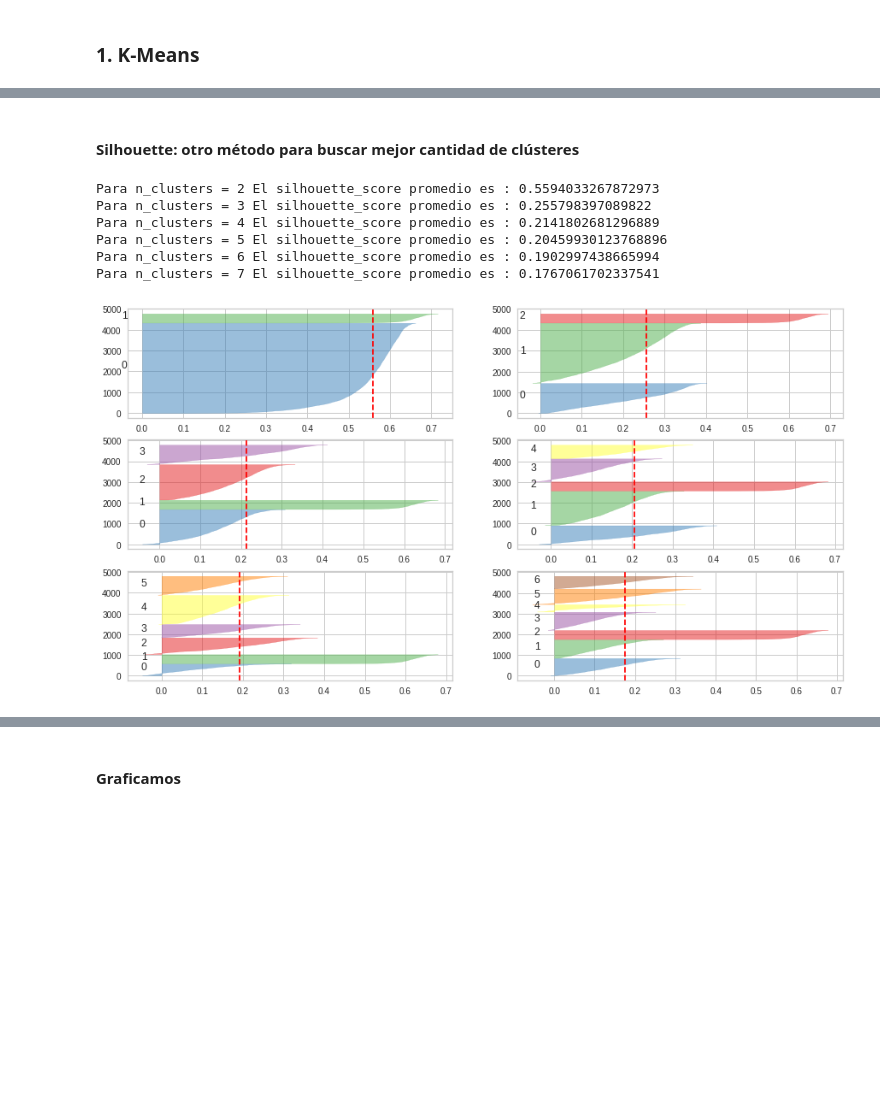
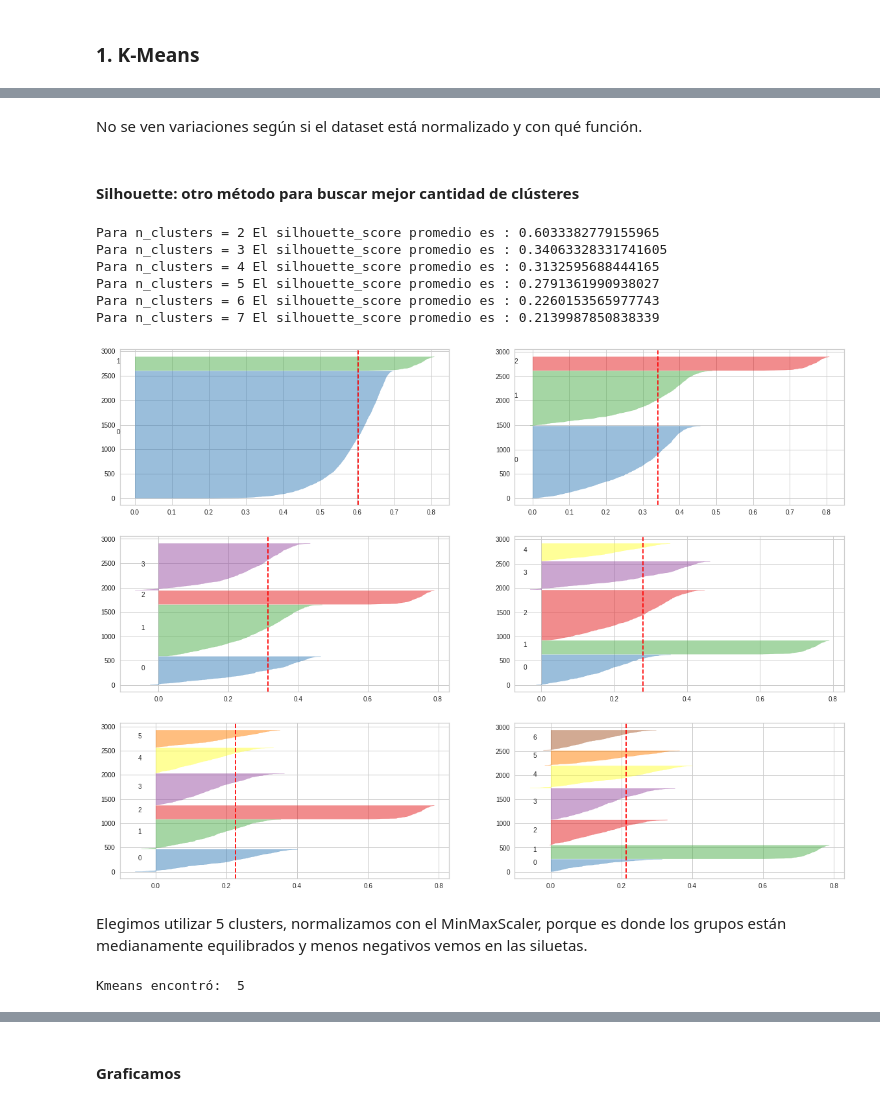
Before and after one commit to melicaffa/AprendizajeNoSupervisado, a Jupyter notebook: TrabajoNoSupervisado.ipynb, the cells around one changed output, grey strips where cells are left out. Saved outputs shown, nothing was run; the diff lists cells and outputs as text; code cells hidden in the pictures; blank space fills up the shorter version.

```diff
--- a/TrabajoNoSupervisado.ipynb
+++ b/TrabajoNoSupervisado.ipynb
@@ -89,11 +136,8 @@ Para el análisis reducimos la cantidad de jugadores a los primeros 10mil.
 Luego vamos a examinar sólo las variables númericas que nos permiten ver el desempeño de cada jugador según sus habilidades. Estas variables componen el Overall y influyen en la posición en la que se desempeña el jugador dentro del equipo.
 # %%
+df_n=df[(df['team_position']!='SUB') & (df['team_position']!='RES') & (df['team_position'].isna()==False)]
 
-n=18000 #cantidad de jugadores a considerar
-
-df_n=df.loc[:n] #se reduce la base a los n primeros jugadores
-
-df_n=df_n[(df_n['overall']>70)]
+df_n=df_n[(df_n['overall']>70) ]
 
 skills_ratings = ['attacking_crossing', 'attacking_finishing', 'attacking_heading_accuracy', 'attacking_short_passing',
                   'attacking_volleys', 'skill_dribbling', 'skill_curve', 'skill_fk_accuracy', 'skill_long_passing',
@@ -250,3 +260,12 @@ dt_normalizado.sample(3)
+# %%
+from sklearn.preprocessing import Normalizer, StandardScaler, MinMaxScaler
+
+norm = Normalizer()
+scaler = StandardScaler()
+minmax = MinMaxScaler()
+df_norm = norm.fit_transform(df_skills)
+df_scaler = scaler.fit_transform(df_skills)
+df_minmax = minmax.fit_transform(df_skills)
 # %% [markdown]
 ## 3. Uso de técnicas de clustering
 # %% [markdown]
@@ -286,26 +301,30 @@ Text(0.5, 1.0, 'Inertia of k-Means versus number of clusters')
+# %% [markdown]
+No se ven variaciones según si el dataset está normalizado y con qué función.
 # %% [markdown]
 #### Silhouette: otro método para buscar mejor cantidad de clústeres
 # %%
 from yellowbrick.cluster import SilhouetteVisualizer
 
-fig, ax = plt.subplots(3, 2, figsize=(15,8))
+fig, ax = plt.subplots(3, 2, figsize=(20,15))
 for n_clusters in range(2,8):
     km2 = KMeans(n_clusters=n_clusters)
-    cluster_labels = km2.fit_predict(dt_normalizado)
+    cluster_labels = km2.fit_predict(df_minmax)
 
-    silhouette_avg = silhouette_score(dt_normalizado, cluster_labels)
+    silhouette_avg = silhouette_score(df_minmax, cluster_labels)
     print("Para n_clusters =", n_clusters,
           "El silhouette_score promedio es :", silhouette_avg)
 
     q, mod = divmod(n_clusters, 2)
 
     visualizer = SilhouetteVisualizer(km2, colors='yellowbrick', ax=ax[q-1][mod])
-    visualizer.fit(dt_normalizado)
+    visualizer.fit(df_minmax)
 # %% [output]
-Para n_clusters = 2 El silhouette_score promedio es : 0.5594033267872973
-Para n_clusters = 3 El silhouette_score promedio es : 0.255798397089822
-Para n_clusters = 4 El silhouette_score promedio es : 0.2141802681296889
-Para n_clusters = 5 El silhouette_score promedio es : 0.20459930123768896
-Para n_clusters = 6 El silhouette_score promedio es : 0.1902997438665994
-Para n_clusters = 7 El silhouette_score promedio es : 0.1767061702337541
+Para n_clusters = 2 El silhouette_score promedio es : 0.6033382779155965
+Para n_clusters = 3 El silhouette_score promedio es : 0.34063328331741605
+Para n_clusters = 4 El silhouette_score promedio es : 0.3132595688444165
+Para n_clusters = 5 El silhouette_score promedio es : 0.2791361990938027
+Para n_clusters = 6 El silhouette_score promedio es : 0.2260153565977743
+Para n_clusters = 7 El silhouette_score promedio es : 0.2139987850838339
-[figure, old version]
+[figure, new version]
+# %% [markdown]
+Elegimos utilizar 5 clusters, normalizamos con el MinMaxScaler, porque es donde los grupos están medianamente equilibrados y menos negativos vemos en las siluetas.
@@ -311,0 +336,6 @@ Para n_clusters = 7 El silhouette_score promedio es : 0.1767061702337541
+# %%
+df_clusters=df_n.copy()
+df_clusters['kmeans'] = km.labels_ #clusters
+print('Kmeans encontró: ', max(km.labels_)+1)
+# %% [output]
+Kmeans encontró:  5
```
Also changed, not shown: parts of 75 cells of this notebook.
